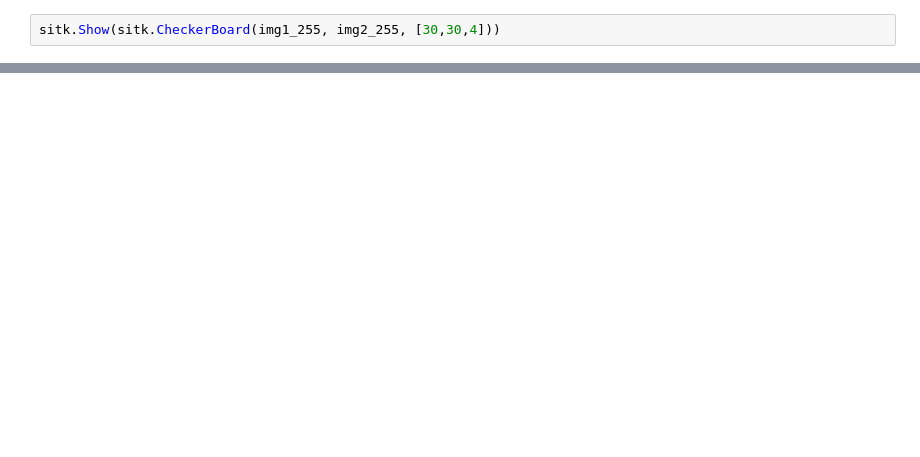
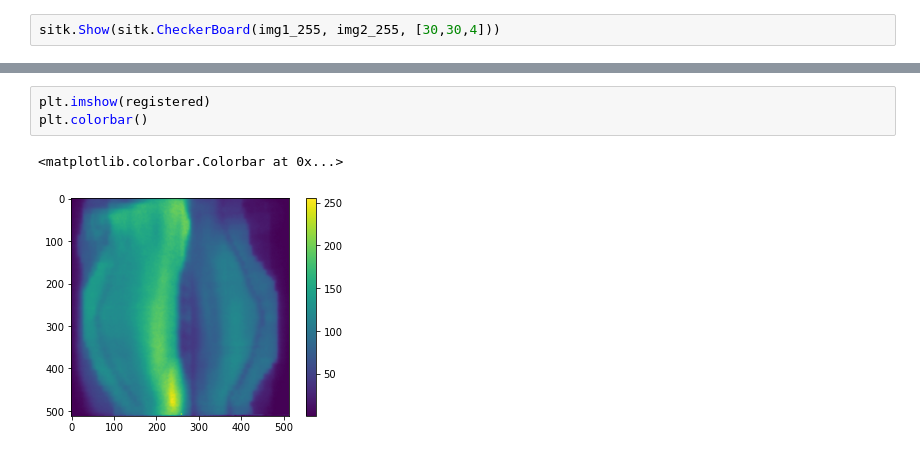
Before and after one commit to Spoksonat/Registration, a Jupyter notebook: affine3.ipynb, the cells around one changed output, grey strips where cells are left out. Saved outputs shown, nothing was run; the diff lists cells and outputs as text; blank space fills up the shorter version.

```diff
--- a/affine3.ipynb
+++ b/affine3.ipynb
@@ -115,0 +131,6 @@ sitk.Show(sitk.CheckerBoard(img1_255, img2_255, [30,30,4]))
+# %%
+plt.imshow(registered)
+plt.colorbar()
+# %% [output]
+<matplotlib.colorbar.Colorbar at 0x...>
+[figure, added]
```
Also changed, not shown: parts of 9 cells of this notebook, 9 other files.
